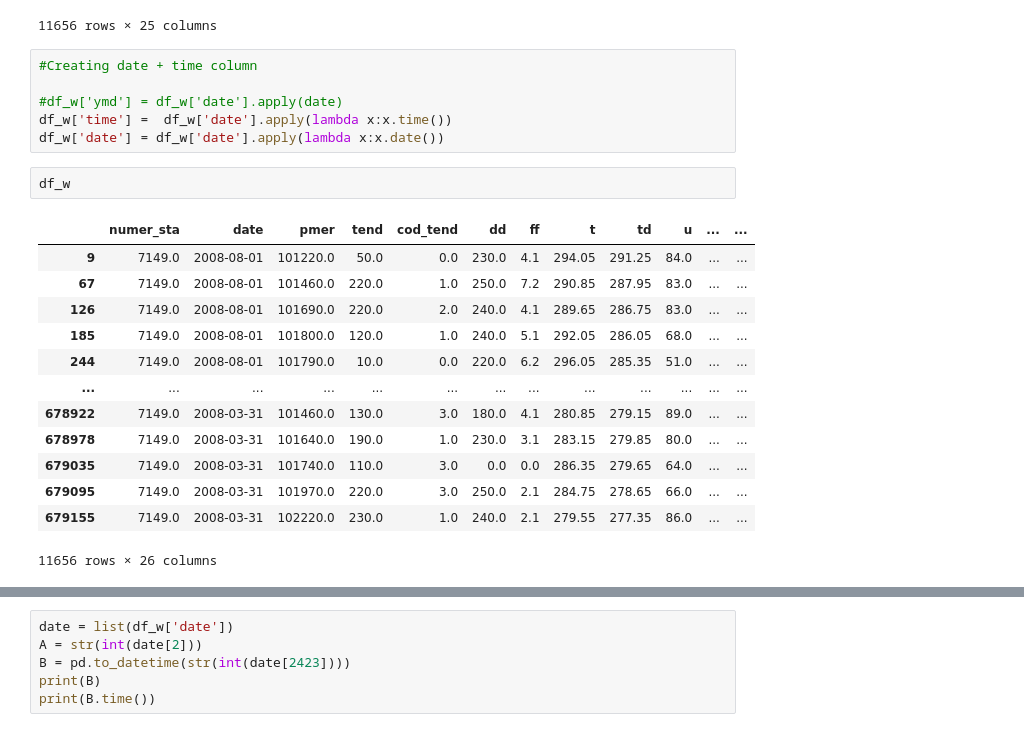
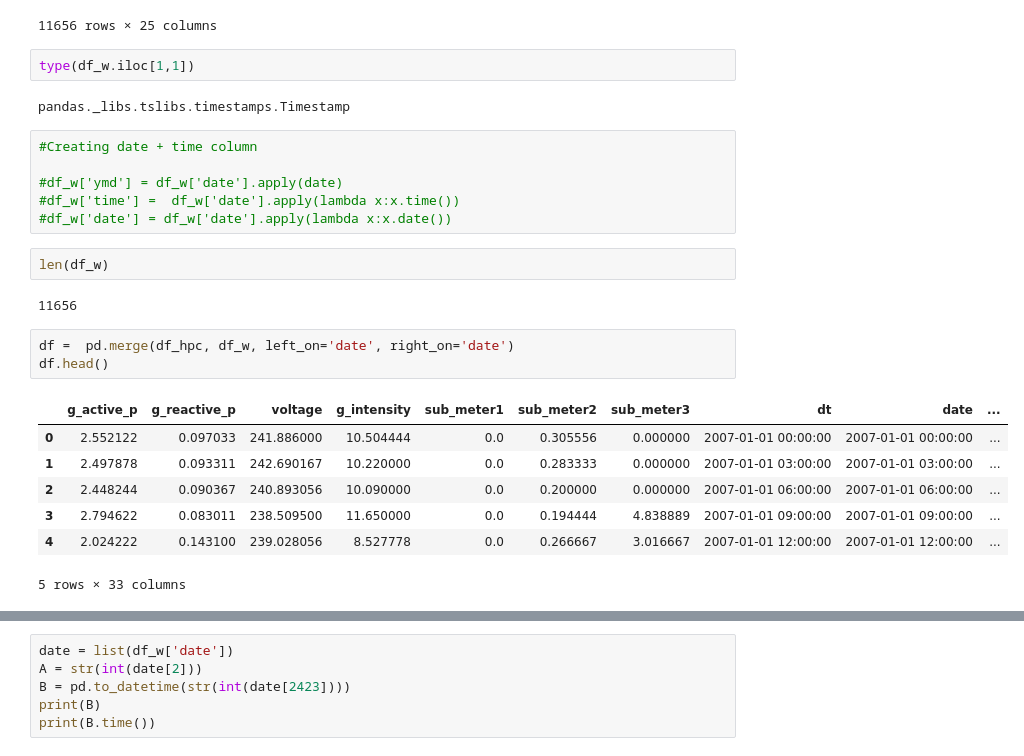
Before and after one commit to AbdellahElmrini/HouseholdConsumption, a Jupyter notebook: Projet_inf442.ipynb, the cells around one changed output, grey strips where cells are left out. Saved outputs shown, nothing was run; the diff lists cells and outputs as text.

```diff
--- a/Projet_inf442.ipynb
+++ b/Projet_inf442.ipynb
@@ -96,25 +139,28 @@ df_w
 | 679095 | 7149.0 | 2008-03-31 18:00:00 | 101970.0 | 220.0 | 3.0 | 250.0 | 2.1 | 284.75 | 278.65 | 66.0 | ... | ... |
 | 679155 | 7149.0 | 2008-03-31 21:00:00 | 102220.0 | 230.0 | 1.0 | 240.0 | 2.1 | 279.55 | 277.35 | 86.0 | ... | ... |
 11656 rows × 25 columns
+# %%
+type(df_w.iloc[1,1])
+# %% [output]
+pandas._libs.tslibs.timestamps.Timestamp
 # %%
 #Creating date + time column
 
 #df_w['ymd'] = df_w['date'].apply(date)
-df_w['time'] =  df_w['date'].apply(lambda x:x.time())
-df_w['date'] = df_w['date'].apply(lambda x:x.date())
+#df_w['time'] =  df_w['date'].apply(lambda x:x.time())
+#df_w['date'] = df_w['date'].apply(lambda x:x.date())
-# %%
-df_w
-# %% [output]
-|  | numer_sta | date | pmer | tend | cod_tend | dd | ff | t | td | u | ... | ... |
-| 9 | 7149.0 | 2008-08-01 | 101220.0 | 50.0 | 0.0 | 230.0 | 4.1 | 294.05 | 291.25 | 84.0 | ... | ... |
-| 67 | 7149.0 | 2008-08-01 | 101460.0 | 220.0 | 1.0 | 250.0 | 7.2 | 290.85 | 287.95 | 83.0 | ... | ... |
-| 126 | 7149.0 | 2008-08-01 | 101690.0 | 220.0 | 2.0 | 240.0 | 4.1 | 289.65 | 286.75 | 83.0 | ... | ... |
-| 185 | 7149.0 | 2008-08-01 | 101800.0 | 120.0 | 1.0 | 240.0 | 5.1 | 292.05 | 286.05 | 68.0 | ... | ... |
-| 244 | 7149.0 | 2008-08-01 | 101790.0 | 10.0 | 0.0 | 220.0 | 6.2 | 296.05 | 285.35 | 51.0 | ... | ... |
-| ... | ... | ... | ... | ... | ... | ... | ... | ... | ... | ... | ... | ... |
-| 678922 | 7149.0 | 2008-03-31 | 101460.0 | 130.0 | 3.0 | 180.0 | 4.1 | 280.85 | 279.15 | 89.0 | ... | ... |
-| 678978 | 7149.0 | 2008-03-31 | 101640.0 | 190.0 | 1.0 | 230.0 | 3.1 | 283.15 | 279.85 | 80.0 | ... | ... |
-| 679035 | 7149.0 | 2008-03-31 | 101740.0 | 110.0 | 3.0 | 0.0 | 0.0 | 286.35 | 279.65 | 64.0 | ... | ... |
-| 679095 | 7149.0 | 2008-03-31 | 101970.0 | 220.0 | 3.0 | 250.0 | 2.1 | 284.75 | 278.65 | 66.0 | ... | ... |
-| 679155 | 7149.0 | 2008-03-31 | 102220.0 | 230.0 | 1.0 | 240.0 | 2.1 | 279.55 | 277.35 | 86.0 | ... | ... |
-11656 rows × 26 columns
+# %%
+len(df_w)
+# %% [output]
+11656
+# %%
+df =  pd.merge(df_hpc, df_w, left_on='date', right_on='date')
+df.head()
+# %% [output]
+|  | g_active_p | g_reactive_p | voltage | g_intensity | sub_meter1 | sub_meter2 | sub_meter3 | dt | date | ... |
+| 0 | 2.552122 | 0.097033 | 241.886000 | 10.504444 | 0.0 | 0.305556 | 0.000000 | 2007-01-01 00:00:00 | 2007-01-01 00:00:00 | ... |
+| 1 | 2.497878 | 0.093311 | 242.690167 | 10.220000 | 0.0 | 0.283333 | 0.000000 | 2007-01-01 03:00:00 | 2007-01-01 03:00:00 | ... |
+| 2 | 2.448244 | 0.090367 | 240.893056 | 10.090000 | 0.0 | 0.200000 | 0.000000 | 2007-01-01 06:00:00 | 2007-01-01 06:00:00 | ... |
+| 3 | 2.794622 | 0.083011 | 238.509500 | 11.650000 | 0.0 | 0.194444 | 4.838889 | 2007-01-01 09:00:00 | 2007-01-01 09:00:00 | ... |
+| 4 | 2.024222 | 0.143100 | 239.028056 | 8.527778 | 0.0 | 0.266667 | 3.016667 | 2007-01-01 12:00:00 | 2007-01-01 12:00:00 | ... |
+5 rows × 33 columns
```
Also changed, not shown: parts of 11 cells of this notebook.
